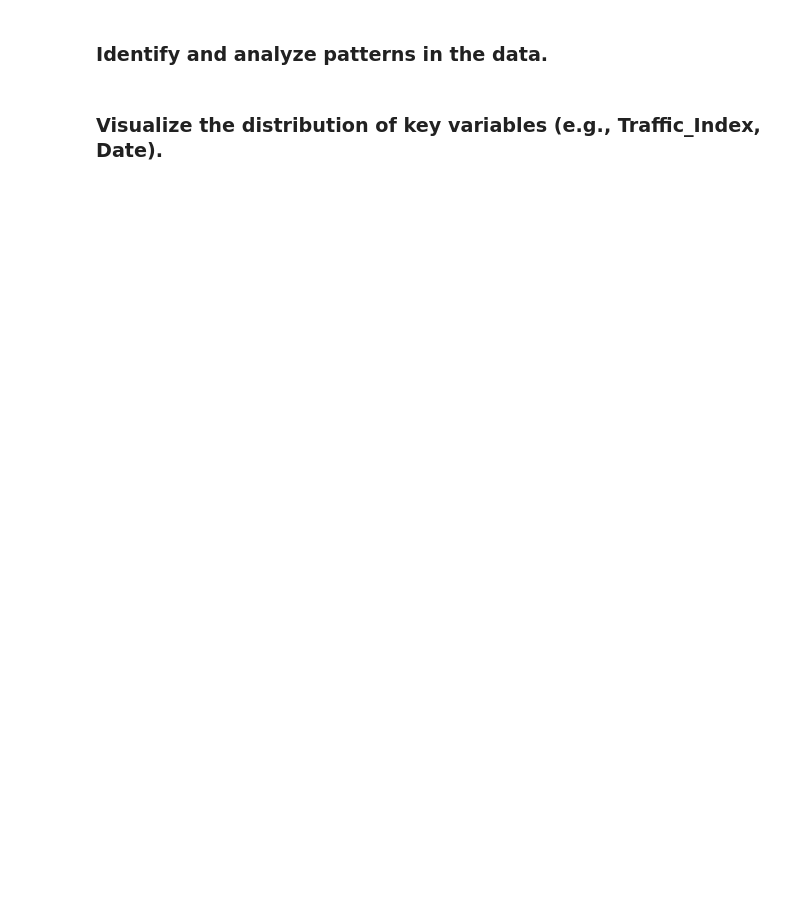
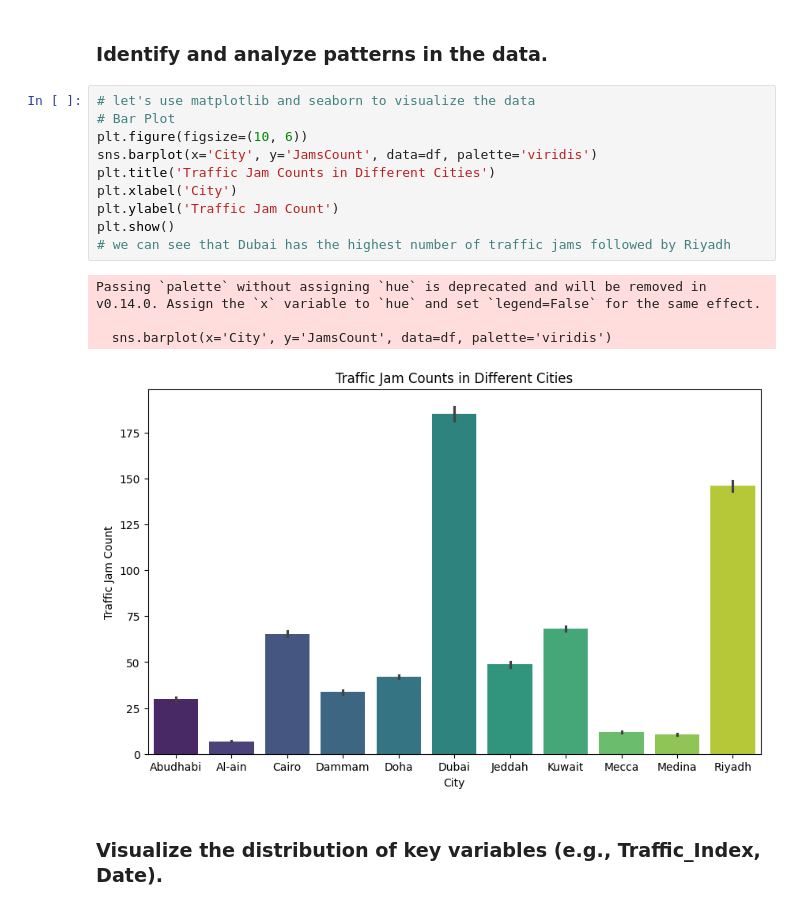
Before and after one commit to TariqAlhathloul/T55_DataScienceBootCamp, a Jupyter notebook: Tasks/Task (2) Week 1.ipynb, the cells around one changed output. Saved outputs shown, nothing was run; the diff lists cells and outputs as text; blank space fills up the shorter version.

```diff
--- a/Tasks/Task (2) Week 1.ipynb
+++ b/Tasks/Task (2) Week 1.ipynb
@@ -64,5 +67,20 @@ df.describe()
 | max | 138.000000 | 1359.000000 | 9989.400000 | 1173.900000 | 138.000000 | 120.140593 | ... |
 # %% [markdown]
 ### Identify and analyze patterns in the data.
+# %%
+# let's use matplotlib and seaborn to visualize the data
+# Bar Plot
+plt.figure(figsize=(10, 6))
+sns.barplot(x='City', y='JamsCount', data=df, palette='viridis')
+plt.title('Traffic Jam Counts in Different Cities')
+plt.xlabel('City')
+plt.ylabel('Traffic Jam Count')
+plt.show()
+# we can see that Dubai has the highest number of traffic jams followed by Riyadh
+# %% [output]
+Passing `palette` without assigning `hue` is deprecated and will be removed in v0.14.0. Assign the `x` variable to `hue` and set `legend=False` for the same effect.
+
+  sns.barplot(x='City', y='JamsCount', data=df, palette='viridis')
+[figure, added]
 # %% [markdown]
 ### Visualize the distribution of key variables (e.g., Traffic_Index, Date).
```
Also changed, not shown: parts of 4 cells of this notebook, 1 other file.
